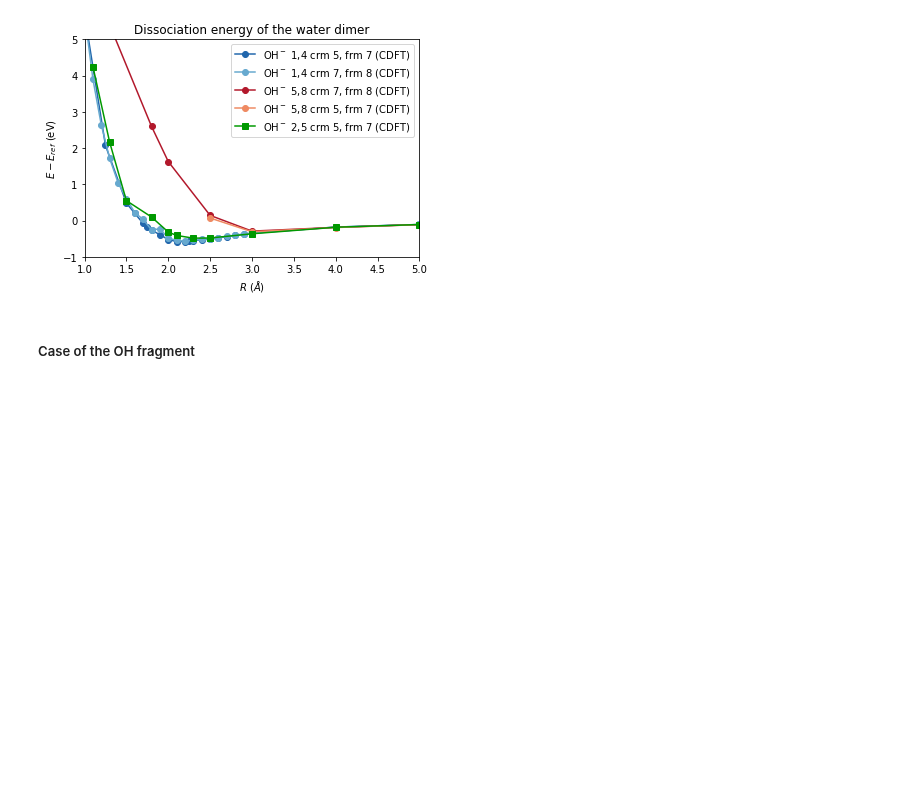
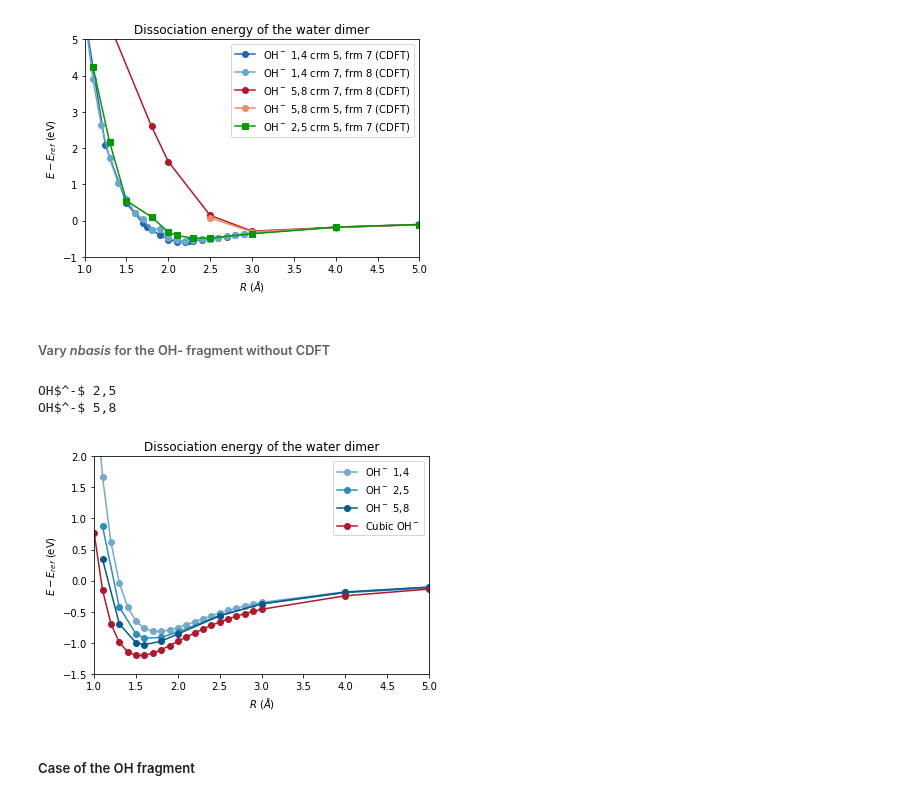
Before and after one commit to luigigenovese/BigDFT-nb, a Jupyter notebook: CDFT-H2O/dissociation.ipynb, the cells around one changed output. Drawn from its saved outputs; the diff is of its cells as text; code cells hidden in the pictures; blank space fills up the shorter version.

Commit message:
More tests without CDFT for OH and OH-

```diff
--- a/CDFT-H2O/dissociation.ipynb
+++ b/CDFT-H2O/dissociation.ipynb
@@ -969,6 +969,36 @@ plt.legend()
 plt.show()
 # %% [output]
 [figure]
+# %% [markdown]
+###### Vary *nbasis* for the OH- fragment without CDFT
+# %%
+archive = None
+OHm_2_5 = find_data("OH-/oh-/template_tests/nb_2-5/dimer_*/log-*yaml", 'OH$^-$ 2,5', archive=archive)
+OHm_5_8 = find_data("OH-/oh-/template_tests/nb_5-8/dimer_*/log-*yaml", 'OH$^-$ 5,8', archive=archive)
+# %% [output]
+OH$^-$ 2,5
+OH$^-$ 5,8
+# %%
+# List of data to be plotted
+curves = [OHm, OHm_2_5, cubic_OHm]
+curves = [OHm, OHm_2_5, OHm_5_8, cubic_OHm]
+# Update legend
+OHm['legend'] = 'OH$^-$ 1,4'
+# Lists of markers and colors (for matplotlib)
+colors = ['#74a9cf', '#2b8cbe', '#045a8d', '#b2182b']
+markers = ['o']*4+['s']+['^']
+# Plot the data using matplotlib
+for i, data in enumerate(curves):
+    plt.plot(data['distances'], data['energies'], marker=markers[i], ls='-', label=data['legend'], color=colors[i])
+plt.ylim([-1.5, 2.0])
+plt.xlim([1.0, 5.0])
+plt.xlabel('$R$ ($\AA$)')
+plt.ylabel('$E-E_{ref}$ (eV)')
+plt.title('Dissociation energy of the water dimer')
+plt.legend()
+plt.show()
+# %% [output]
+[figure, added]
 # %% [markdown]
 ##### Case of the OH fragment
 # %%
```
Also changed, not shown: parts of 7 cells of this notebook.
